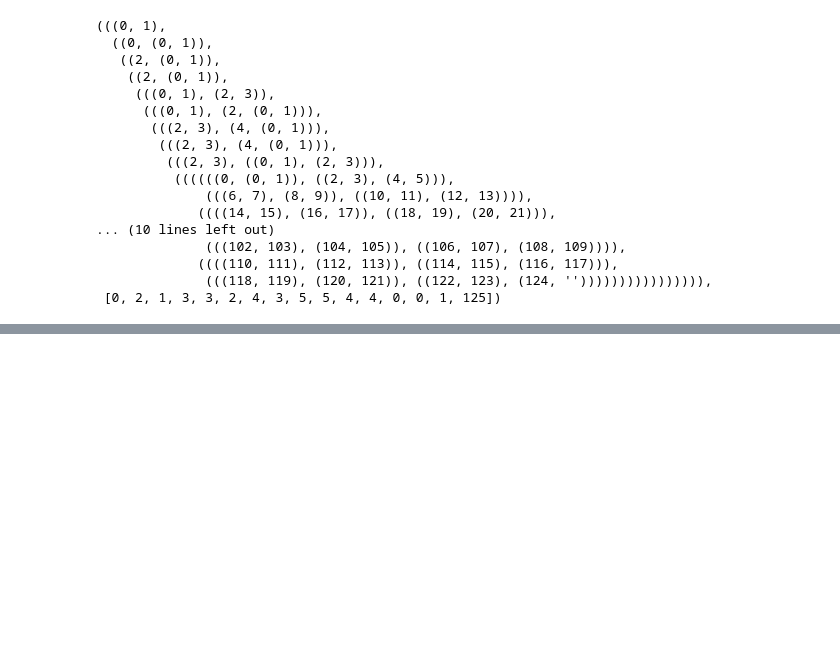
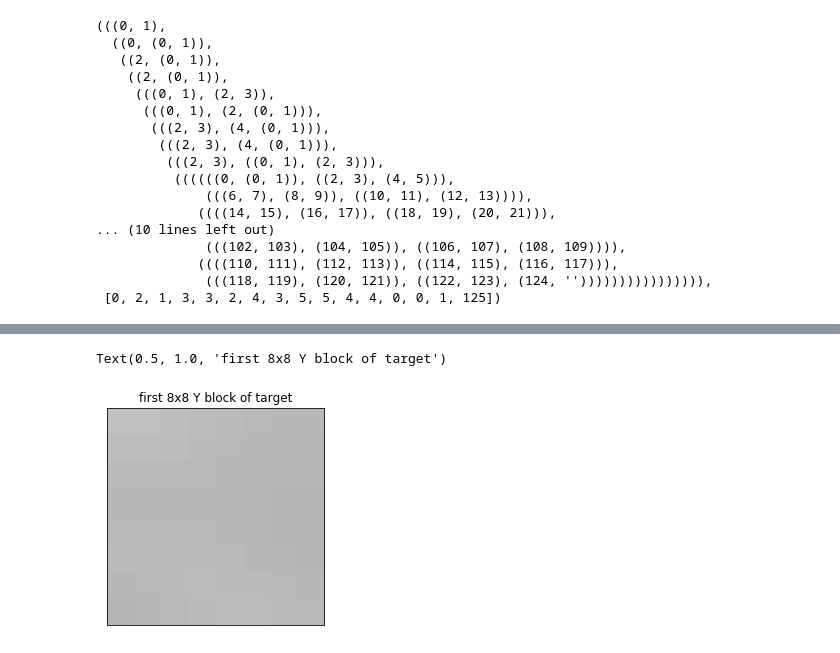
Before and after one commit to arockyu/python_beginner, a Jupyter notebook: jpeg_binary_data_analysis.ipynb, the cells around one changed output, grey strips where cells are left out. Saved outputs shown, nothing was run; the diff lists cells and outputs as text; code cells hidden in the pictures; blank space fills up the shorter version.

```diff
--- a/jpeg_binary_data_analysis.ipynb
+++ b/jpeg_binary_data_analysis.ipynb
@@ -1126,0 +1592,11 @@ def huffman_tree(Length_List,Assign_List=[0,0,0,0,0,0,0,0,0,0,0,0,0,0,0,0]):
+# %%
+Y_img =  0.29900 * img[:,:,0]/255. + 0.58700 * img[:,:,1]/255. + 0.11400  * img[:,:,2]/255.
+Cb_img = -0.1687 * img[:,:,0]/255. - 0.33126 * img[:,:,1]/255. + 0.50000 * img[:,:,2]/255.
+Cr_img = 0.5000  * img[:,:,0]/255.- 0.41869  * img[:,:,1]/255. - 0.081   * img[:,:,2]/255.
+imgplot = plt.imshow(1-Y_img[0:8,0:8],cmap="Greys",vmin=0,vmax=1)  #jpegファイルの描画
+imgplot.axes.set_xticks([]) #x軸の目盛を削除
+imgplot.axes.set_yticks([]) #y軸の目盛を削除
+imgplot.axes.set_title("first 8x8 Y block of target")
+# %% [output]
+Text(0.5, 1.0, 'first 8x8 Y block of target')
+[figure, added]
```
Also changed, not shown: parts of 56 cells of this notebook.
